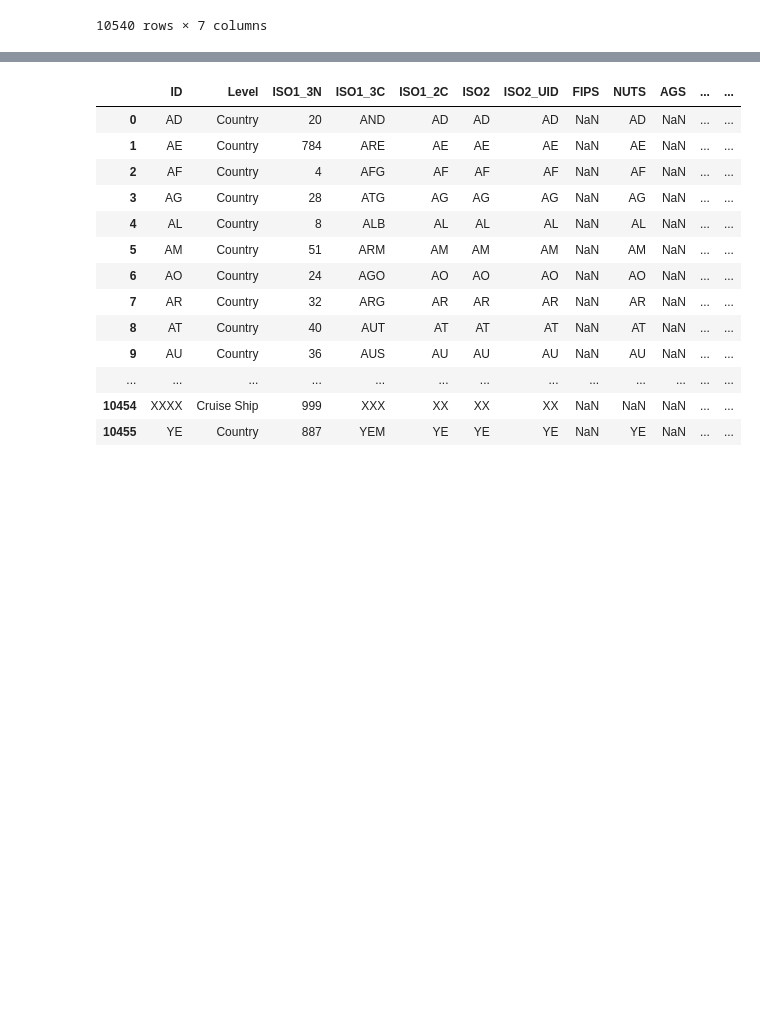
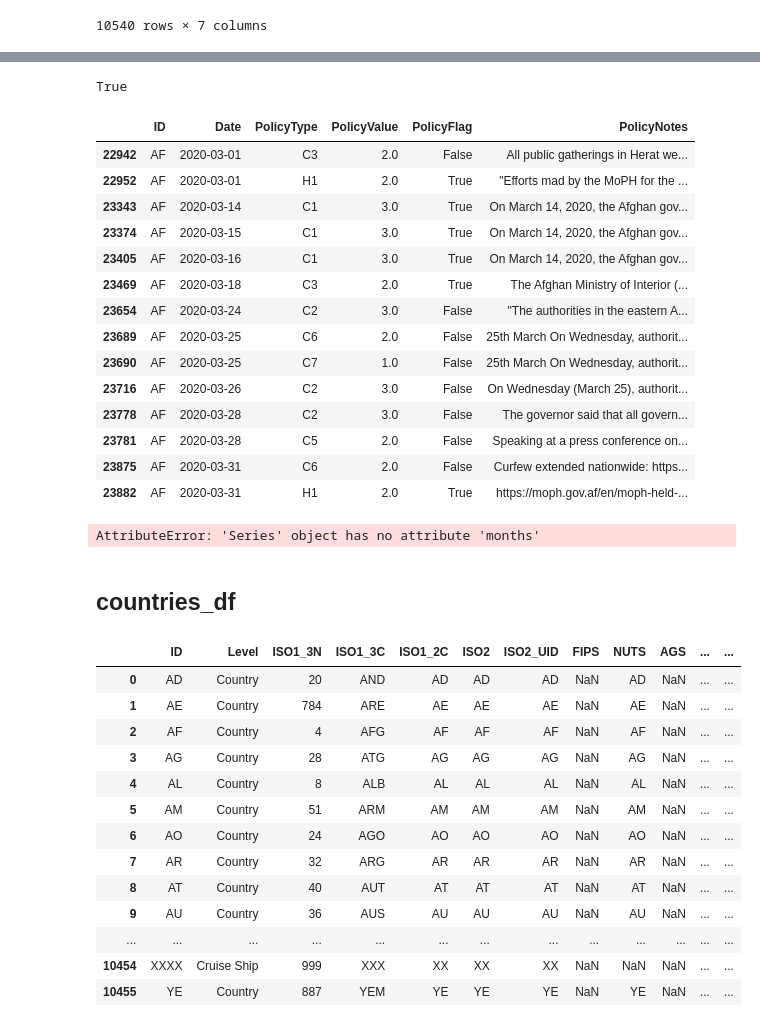
Before and after one commit to TristanBOOK/coronanet, a Jupyter notebook: Notebooks/Laurent_DataExploration.ipynb, the cells around one changed output, grey strips where cells are left out. Cells and saved outputs as stored; diff of their text form; code cells hidden in the pictures; blank space fills up the shorter version.

```diff
--- a/Notebooks/Laurent_DataExploration.ipynb
+++ b/Notebooks/Laurent_DataExploration.ipynb
@@ -53,3 +131,0 @@ policies_df
-# %%
-policies_df = pyreadr.read_r('JH/COVID-19_Unified-Dataset-master/Policy.RData') # also works for Rds
-print(policies_df.keys()) # let's check what objects we got
@@ -58,5 +131,0 @@ odict_keys(['Policy'])
-# %%
-print(policies_df.keys()) # let's check what objects we got
-
-policies_df =policies_df['Policy']
-policies_df
@@ -151,0 +164,2 @@ OrderedDict([('Hydromet_202011',
+# %%
+policies_df.Date =  pd.to_datetime(policies_df.Date)
@@ -151,0 +180,6 @@ OrderedDict([('Hydromet_202011',
+# %%
+policies_df = policies_df.drop(columns=['PolicySource'])
+policies_df.Date =  pd.to_datetime(policies_df.Date)
+policies_df['PolicyValue'] = policies_df['PolicyValue'].astype('float')
+policies_df['PolicyValue'] = pd.to_numeric(policies_df['PolicyValue'], downcast='float')
+policies_df.dtypes
@@ -152 +194,30 @@ OrderedDict([('Hydromet_202011',
+# %%
+policies_df.iloc[0][1].month == 1
+# %% [output]
+True
+# %%
+policies_df[(policies_df['Date'].dt.month == 3 )& (policies_df['PolicyValue']!=0)&(policies_df['ID']=='AF')].dropna()
+# %% [output]
+|  | ID | Date | PolicyType | PolicyValue | PolicyFlag | PolicyNotes |
+| 22942 | AF | 2020-03-01 | C3 | 2.0 | False | All public gatherings in Herat we... |
+| 22952 | AF | 2020-03-01 | H1 | 2.0 | True | "Efforts mad by the MoPH for the ... |
+| 23343 | AF | 2020-03-14 | C1 | 3.0 | True | On March 14, 2020, the Afghan gov... |
+| 23374 | AF | 2020-03-15 | C1 | 3.0 | True | On March 14, 2020, the Afghan gov... |
+| 23405 | AF | 2020-03-16 | C1 | 3.0 | True | On March 14, 2020, the Afghan gov... |
+| 23469 | AF | 2020-03-18 | C3 | 2.0 | True | The Afghan Ministry of Interior (... |
+| 23654 | AF | 2020-03-24 | C2 | 3.0 | False | "The authorities in the eastern A... |
+| 23689 | AF | 2020-03-25 | C6 | 2.0 | False | 25th March On Wednesday, authorit... |
+| 23690 | AF | 2020-03-25 | C7 | 1.0 | False | 25th March On Wednesday, authorit... |
+| 23716 | AF | 2020-03-26 | C2 | 3.0 | False | On Wednesday (March 25), authorit... |
+| 23778 | AF | 2020-03-28 | C2 | 3.0 | False | The governor said that all govern... |
+| 23781 | AF | 2020-03-28 | C5 | 2.0 | False | Speaking at a press conference on... |
+| 23875 | AF | 2020-03-31 | C6 | 2.0 | False | Curfew extended nationwide: https... |
+| 23882 | AF | 2020-03-31 | H1 | 2.0 | True | https://moph.gov.af/en/moph-held-... |
+# %%
+temp=policies_df[policies_df['ID']=='AF']
+temp[temp['Date'].month==3]
+# %% [output]
+AttributeError: 'Series' object has no attribute 'months'
+# %% [markdown]
+## countries_df
 # %%
```
Also changed, not shown: parts of 58 cells of this notebook.
